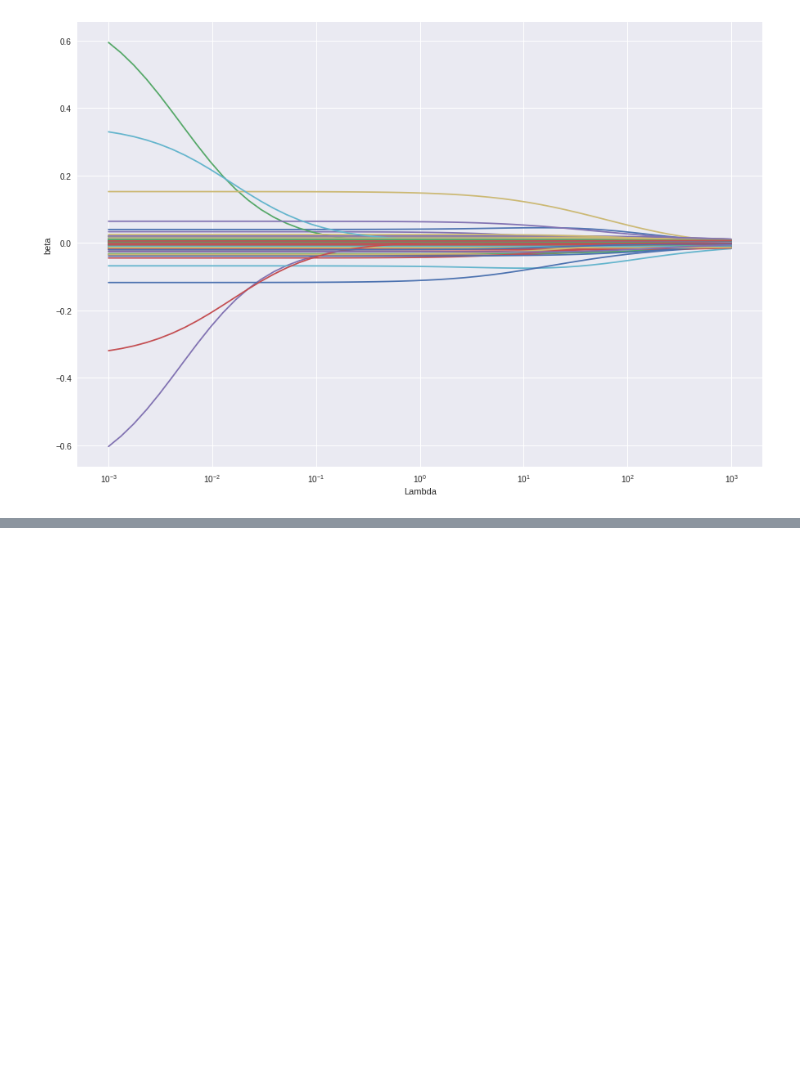
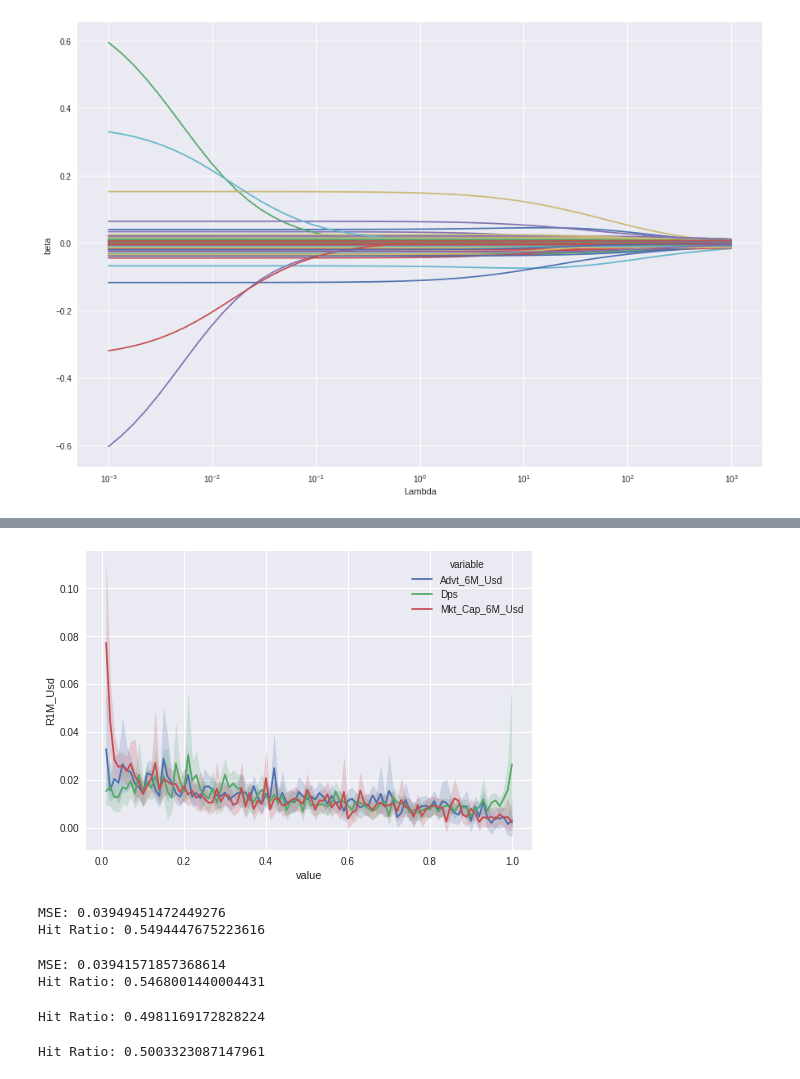
Before and after one commit to viniesposito/py-mlfactor, a Jupyter notebook: py_mlfactor.ipynb, the cells around one changed output, grey strips where cells are left out. Saved outputs shown, nothing was run; the diff lists cells and outputs as text; code cells hidden in the pictures; blank space fills up the shorter version.

Commit message:
tree-based methods

```diff
--- a/py_mlfactor.ipynb
+++ b/py_mlfactor.ipynb
@@ -340,0 +431,13 @@ nb_port = 3
+# %%
+y = data['R1M_Usd'].values
+X = data[features].values
+
+clf = tree.DecisionTreeRegressor(max_depth=3, ccp_alpha=1e-4)
+clf = clf.fit(X,y)
+
+dot_data = tree.export_graphviz(clf,out_file=None,
+                                feature_names=features,
+                                filled = True)
+
+graph = graphviz.Source(dot_data)
+graph
@@ -340,0 +446,66 @@ nb_port = 3
+# %%
+cols_that_matter = []
+
+for val in np.where(clf.feature_importances_ > 0)[0]:
+  cols_that_matter.append(features[val])
+
+cols_that_matter
+
+temp = pd.melt(data[['R1M_Usd']+cols_that_matter], id_vars='R1M_Usd')
+
+sns.lineplot(data = temp, y='R1M_Usd', x='value', hue='variable');
+# %% [output]
+[figure, added]
+# %%
+y_train = training_sample['R1M_Usd'].values
+X_train = training_sample[features].values
+
+dt = tree.DecisionTreeRegressor(max_depth=3, ccp_alpha=1e-4)
+dt.fit(X_train,y_train)
+
+y_test = testing_sample['R1M_Usd'].values
+X_test = testing_sample[features].values
+
+mse = np.mean((dt.predict(X_test) - y_test)**2)
+hitratio = np.mean(dt.predict(X_test) * y_test > 0)
+print(f'MSE: {mse} \nHit Ratio: {hitratio}')
+# %% [output]
+MSE: 0.03949451472449276
+Hit Ratio: 0.5494447675223616
+# %%
+rf = RandomForestRegressor(n_estimators=40,
+                           max_features = 30,
+                           min_samples_split=10000,
+                           bootstrap=False)
+rf.fit(X_train,y_train)
+
+mse = np.mean((rf.predict(X_test) - y_test)**2)
+hitratio = np.mean(rf.predict(X_test) * y_test > 0)
+print(f'MSE: {mse} \nHit Ratio: {hitratio}')
+# %% [output]
+MSE: 0.03941571857368614
+Hit Ratio: 0.5468001440004431
+# %%
+y_train_clf = training_sample['R1M_Usd_C']
+
+clf = RandomForestClassifier(n_estimators=40,
+                              max_features = 30,
+                              min_samples_split=10000,
+                              bootstrap=False)
+clf.fit(X_train,y_train_clf)
+
+y_test_clf = testing_sample['R1M_Usd_C']
+
+hitratio = np.mean(clf.predict(X_test) == y_test_clf)
+print(f'Hit Ratio: {hitratio}')
+# %% [output]
+Hit Ratio: 0.4981169172828224
+# %%
+ada = AdaBoostClassifier()
+
+ada.fit(X_train, y_train_clf)
+
+hitratio = np.mean(ada.predict(X_test) == y_test_clf)
+print(f'Hit Ratio: {hitratio}')
+# %% [output]
+Hit Ratio: 0.5003323087147961
```
Also changed, not shown: parts of 11 cells of this notebook.
